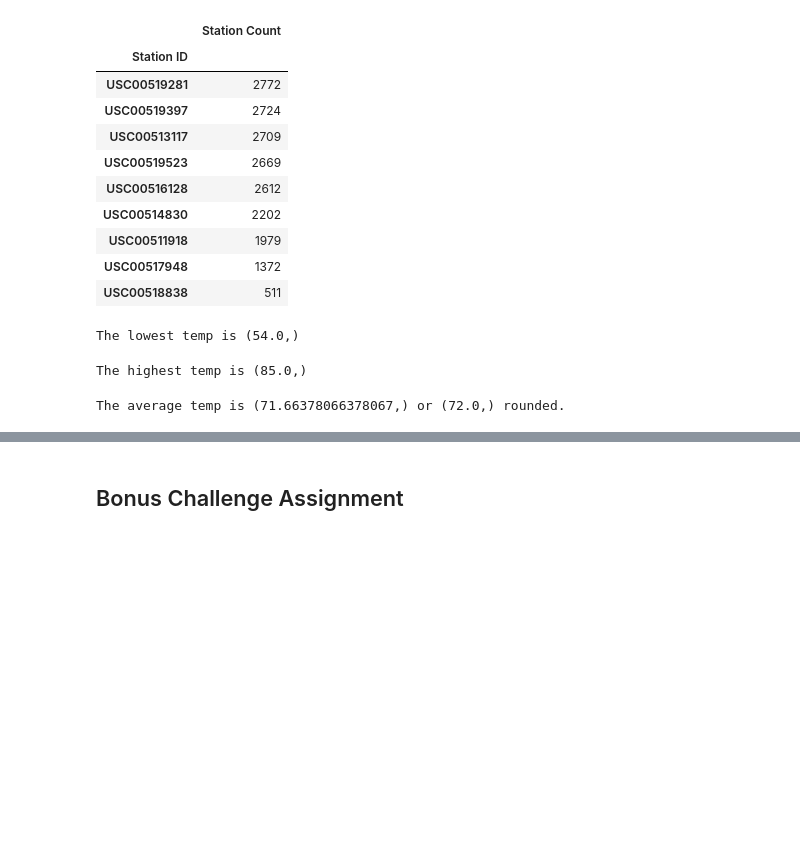
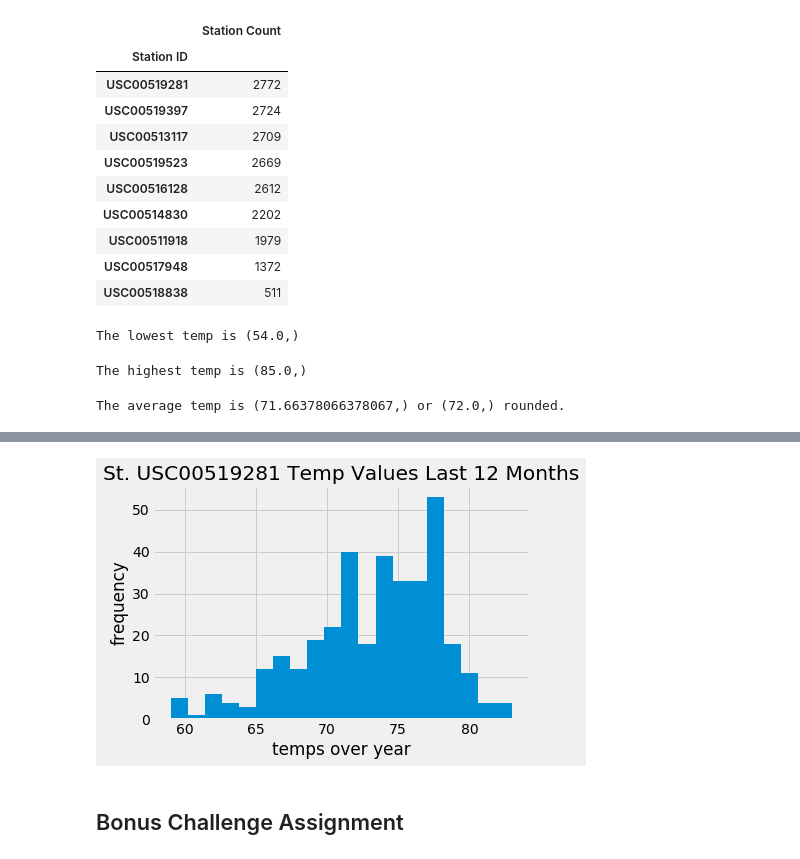
Before and after one commit to gitgranthub/sqlalchemy-challenge, a Jupyter notebook: climate_analysis.ipynb, the cells around one changed output, grey strips where cells are left out. Cells and saved outputs as stored; diff of their text form; code cells hidden in the pictures; blank space fills up the shorter version.

```diff
--- a/climate_analysis.ipynb
+++ b/climate_analysis.ipynb
@@ -194,0 +203,7 @@ The average temp is (71.66378066378067,) or (72.0,) rounded.
+# %%
+# last twelve temp observations
+last_twlv_observ = session.query(Measurement.station, Measurement.date, Measurement.tobs).\
+    filter(Measurement.date > '2016-08-22').\
+    filter(Measurement.station == 'USC00519281').\
+    order_by(Measurement.date).all()
+last_twlv_observ
@@ -195,3 +228,22 @@ The average temp is (71.66378066378067,) or (72.0,) rounded.
+# %%
+dates = []
+temps = []
+
+for i in last_twlv_observ:
+    dates.append(i[1])
+    temps.append(i[2])
+# %%
+temp_df = pd.DataFrame({'Date': dates, 'Temp': temps}).set_index('Date')
+# %%
+temp_df.sort_values('Date', inplace=True)
+# %%
+temp_df.hist(bins=20)
+plt.xlabel('temps over year')
+plt.ylabel('frequency')
+plt.title('St. USC00519281 Temp Values Last 12 Months')
+plt.show()
+# %% [output]
+[figure, added]
 # %% [markdown]
 ## Bonus Challenge Assignment
 # %%
```
Also changed, not shown: parts of 3 cells of this notebook.
